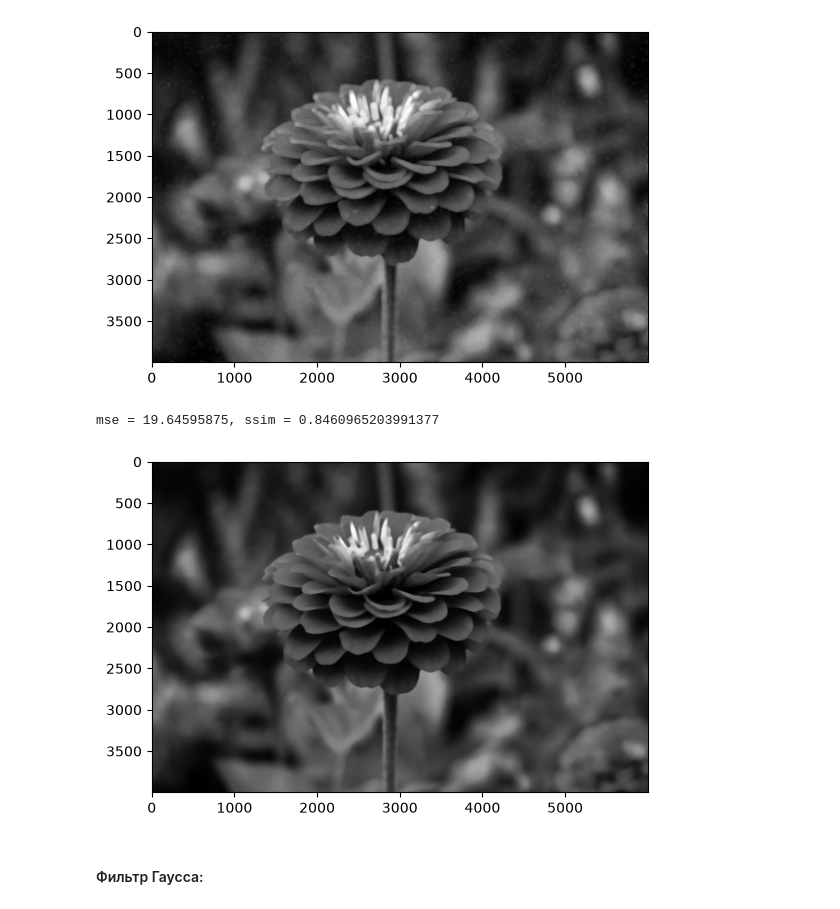
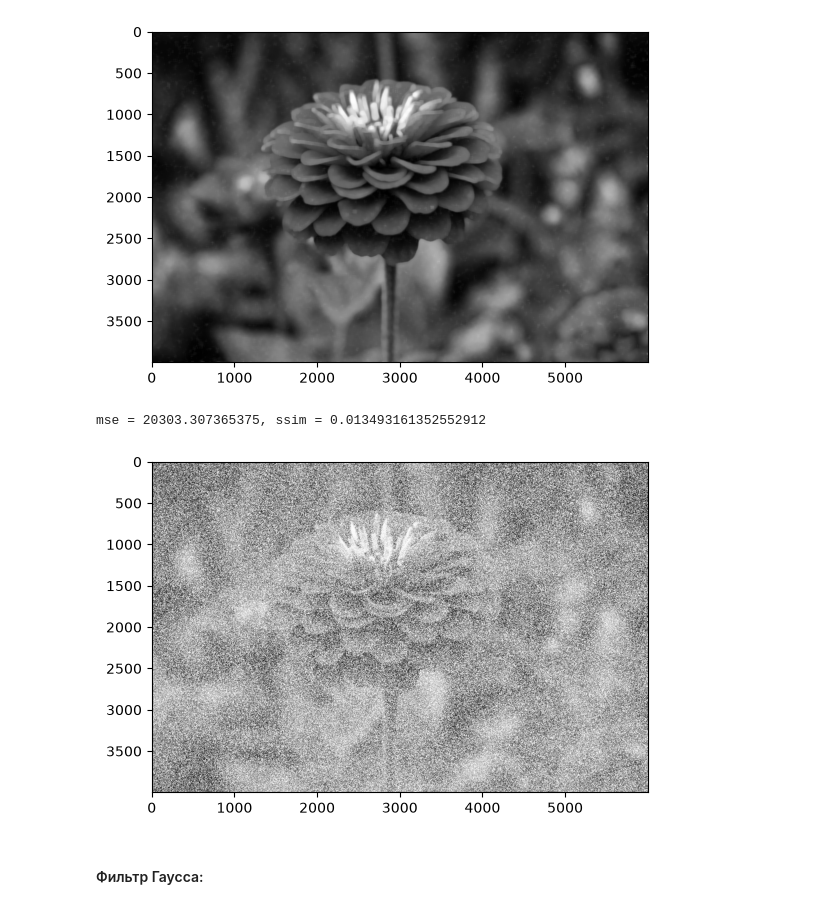
Before and after one commit to UuAcC/image_processing_repos, a Jupyter notebook: task2/Solution_Task_2.ipynb, the cells around one changed output. Drawn from its saved outputs; the diff is of its cells as text; code cells hidden in the pictures.

```diff
--- a/task2/Solution_Task_2.ipynb
+++ b/task2/Solution_Task_2.ipynb
@@ -40,17 +40,9 @@ mse = 10216.572864208334, ssim = 0.011603501872918934
 # %%
-noise_saltpepper = np.random.randint(0, 21, size=(image_gray.shape[0], image_gray.shape[1]), dtype=int)
-zeros_pixel = np.where(noise_saltpepper == 0)
-ones_pixel = np.where(noise_saltpepper == 20)
+low, high = -25, 25
+noise_uniform = np.random.randint(low, high, size=image_gray.shape, dtype=np.int16)
 
-# bg_image = np.ones(image_gray.shape, np.uint8) * 128
-# bg_image[zeros_pixel] = 0
-# bg_image[ones_pixel] = 255
-# plt.imshow(bg_image, cmap="gray")
+image_noise_uniform = cv2.add(image_gray, noise_uniform.astype(np.uint8))
+plt.imshow(image_noise_uniform, cmap="gray")
 
-image_saltpepper = copy.deepcopy(image_gray)
-image_saltpepper[zeros_pixel] = 0
-image_saltpepper[ones_pixel] = 255
-plt.imshow(image_saltpepper, cmap="gray")
-
-print_mse_and_ssim(image_gray, image_saltpepper)
+print_mse_and_ssim(image_gray, image_noise_uniform)
 # %% [output]
@@ -69,13 +61,13 @@ print_mse_and_ssim(image_gray, image_gauss_median)
 mse = 173.92960345833333, ssim = 0.7971046290667008
 [figure]
 # %%
-ksize = 41
-image_saltpepper_median = cv2.medianBlur(image_saltpepper, ksize) #больше число - больше размытие
-plt.imshow(image_saltpepper_median, cmap="gray")
-print_mse_and_ssim(image_gray, image_saltpepper_median)
+ksize = 5
+image_uniform_median = cv2.medianBlur(image_noise_uniform, ksize)
+plt.imshow(image_uniform_median, cmap="gray")
+print_mse_and_ssim(image_gray, image_uniform_median)
 # %% [output]
-mse = 19.64595875, ssim = 0.8460965203991377
+mse = 20303.307365375, ssim = 0.013493161352552912
-[figure, old version]
+[figure, new version]
 # %% [markdown]
 #### Фильтр Гаусса:
 # %%
```
Also changed, not shown: parts of 7 cells of this notebook, 1 other file.
